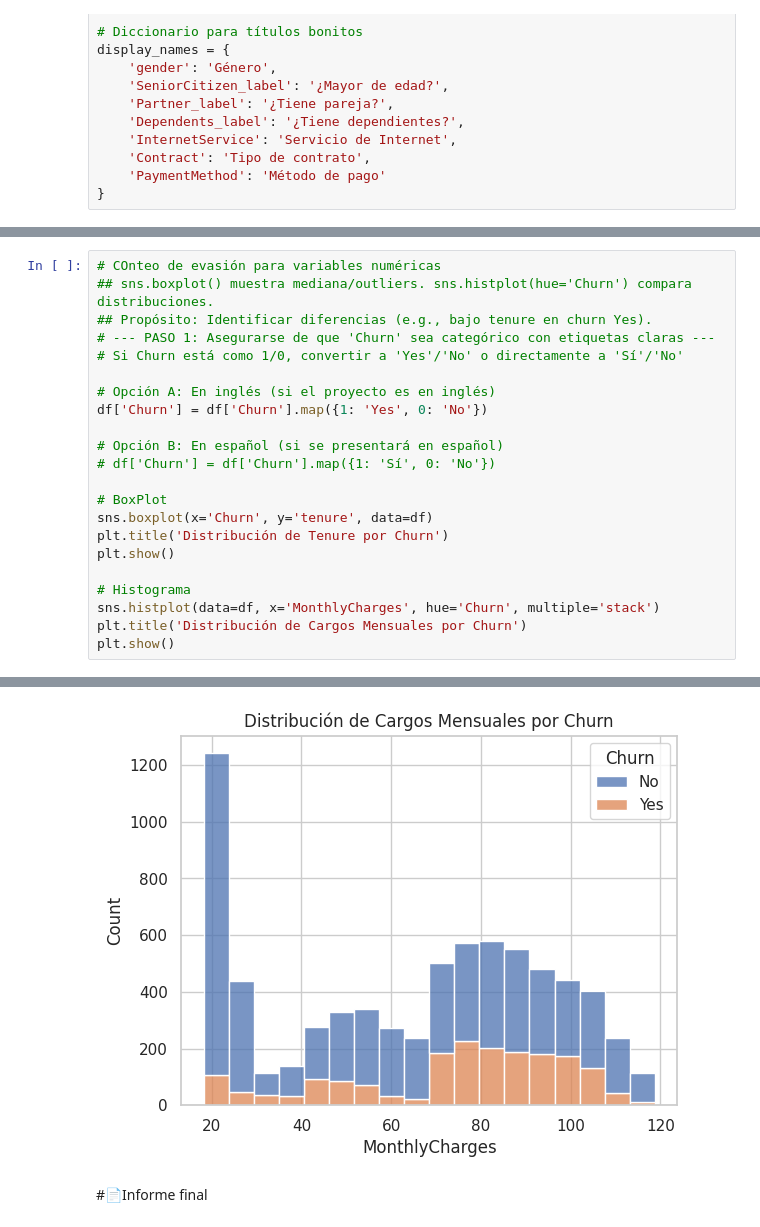
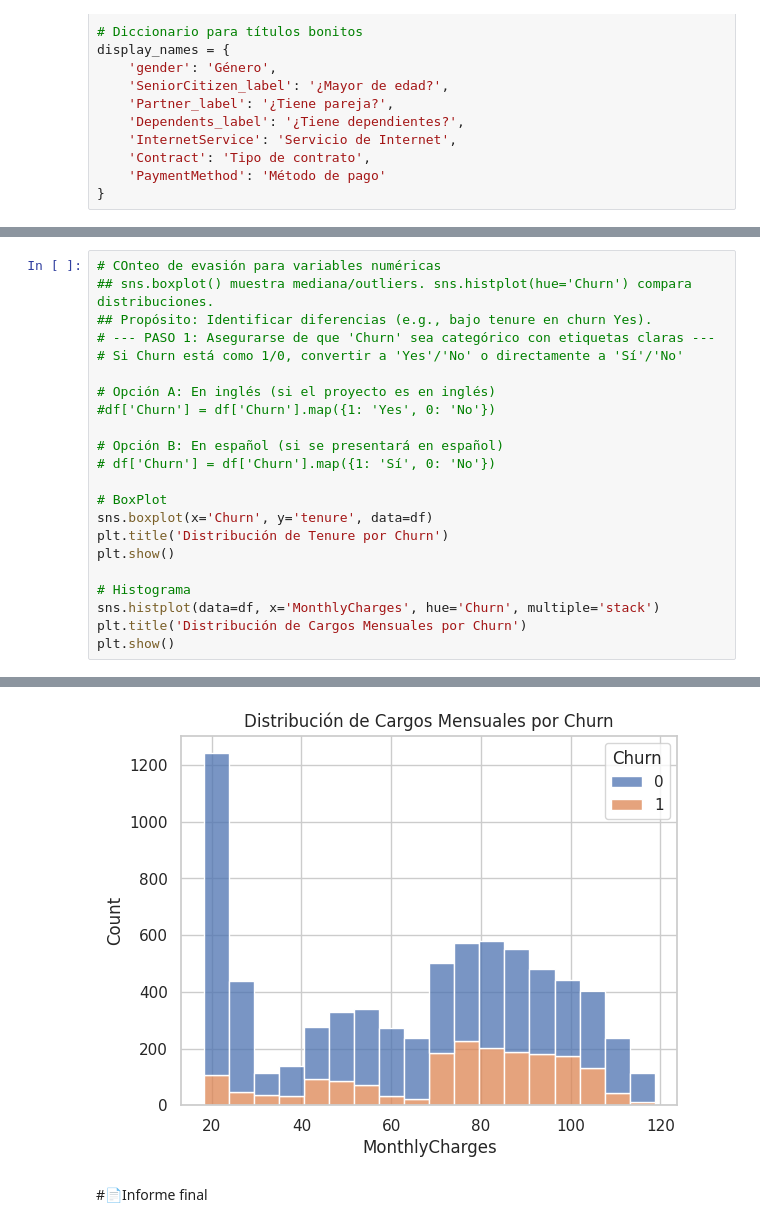
Before and after one commit to Marglodis/challenge2-data-science-LATAM, a Jupyter notebook: TelecomX_LATAM.ipynb, the cells around one changed output, grey strips where cells are left out. Cells and saved outputs as stored; diff of their text form.

```diff
--- a/TelecomX_LATAM.ipynb
+++ b/TelecomX_LATAM.ipynb
@@ -382,7 +376,7 @@ for col in cat_cols:
 # Si Churn está como 1/0, convertir a 'Yes'/'No' o directamente a 'Sí'/'No'
 
 # Opción A: En inglés (si el proyecto es en inglés)
-df['Churn'] = df['Churn'].map({1: 'Yes', 0: 'No'})
+#df['Churn'] = df['Churn'].map({1: 'Yes', 0: 'No'})
 
 # Opción B: En español (si se presentará en español)
 # df['Churn'] = df['Churn'].map({1: 'Sí', 0: 'No'})
@@ -401,4 +395,4 @@ plt.show()
-[figure, old version]
+[figure, new version]
 # %% [markdown]
 #📄Informe final
 # %% [markdown]
```
Also changed, not shown: parts of 9 cells of this notebook.
